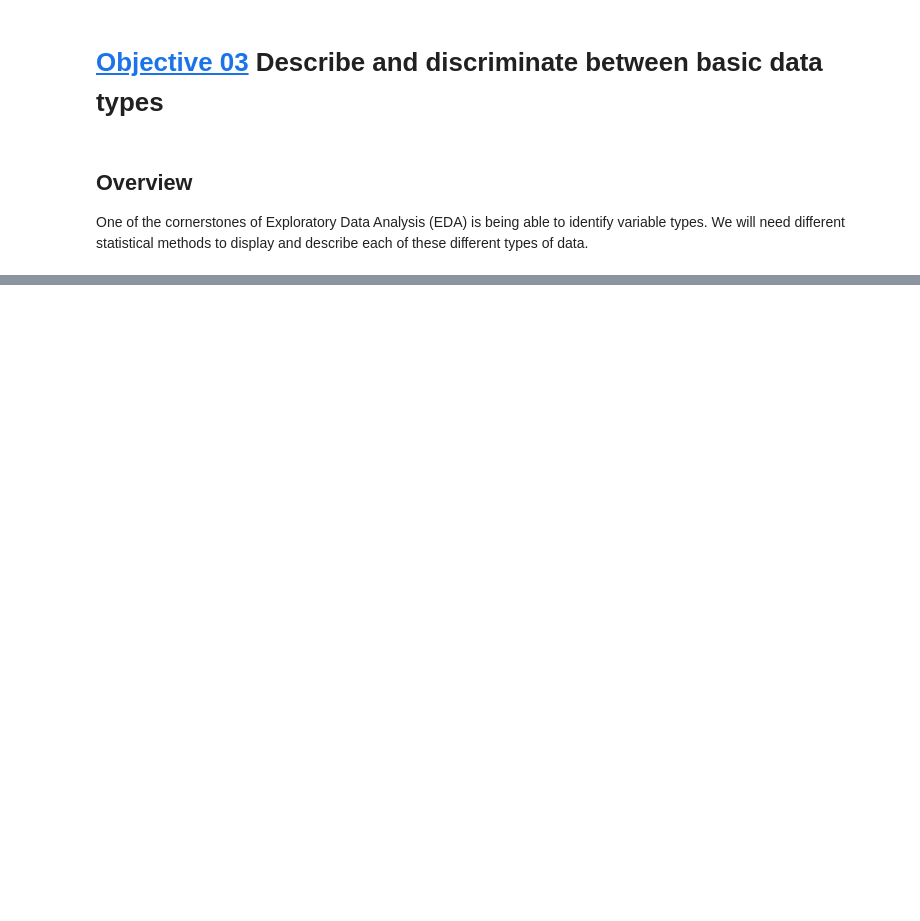
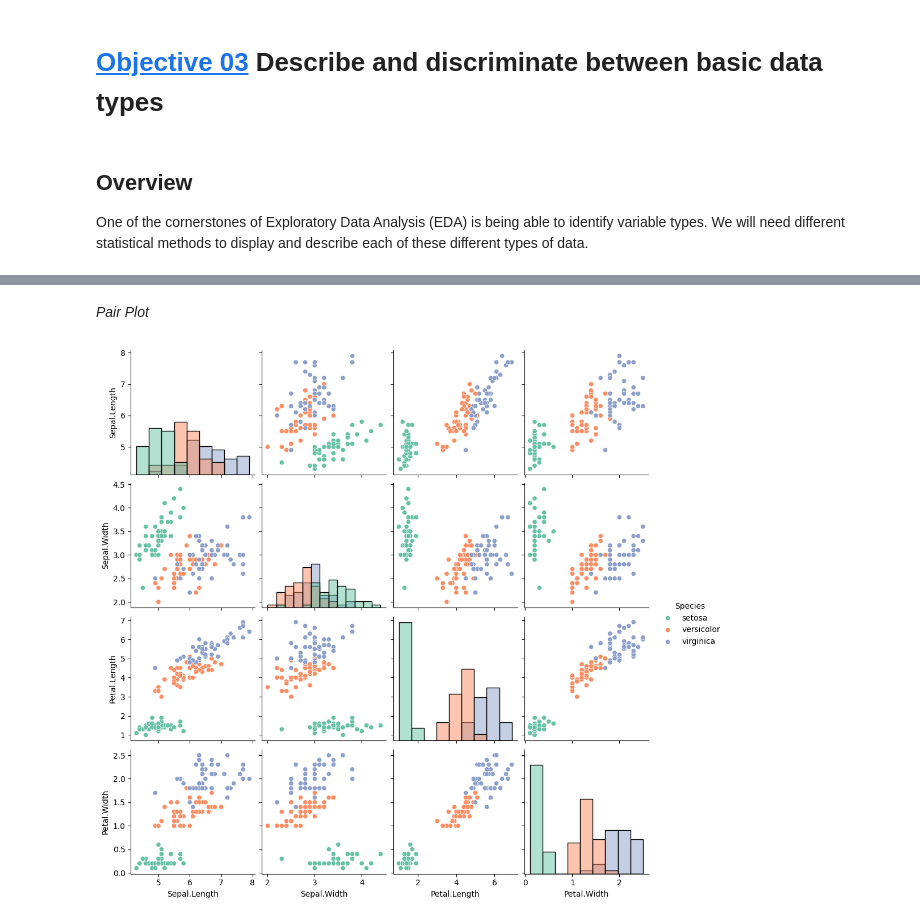
Before and after one commit to escher-bach/MachineLearningLab, a Jupyter notebook: Experiment1/Exploratory_Data_Analysis.ipynb, the cells around one changed output, grey strips where cells are left out. Drawn from its saved outputs; the diff is of its cells as text; code cells hidden in the pictures; blank space fills up the shorter version.

```diff
--- a/Experiment1/Exploratory_Data_Analysis.ipynb
+++ b/Experiment1/Exploratory_Data_Analysis.ipynb
@@ -338,0 +454,8 @@ One of the cornerstones of Exploratory Data Analysis (EDA) is being able to iden
+# %% [markdown]
+*Pair Plot*
+# %%
+# Create pair plots for the numeric columns, colored by Species
+sns.pairplot(df, vars=numeric_columns[1:], hue='Species', diag_kind='hist', palette='Set2')
+plt.show()
+# %% [output]
+[figure, added]
```
Also changed, not shown: parts of 13 cells of this notebook, 4 other files.
